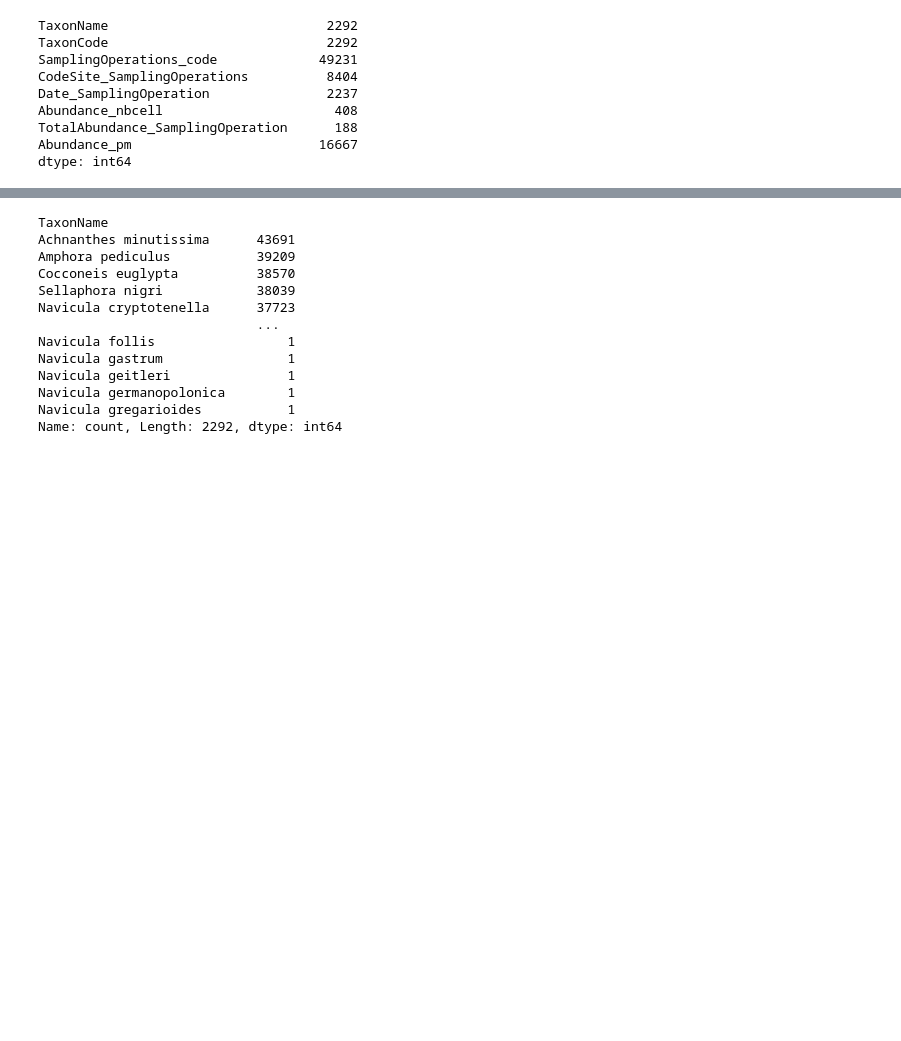
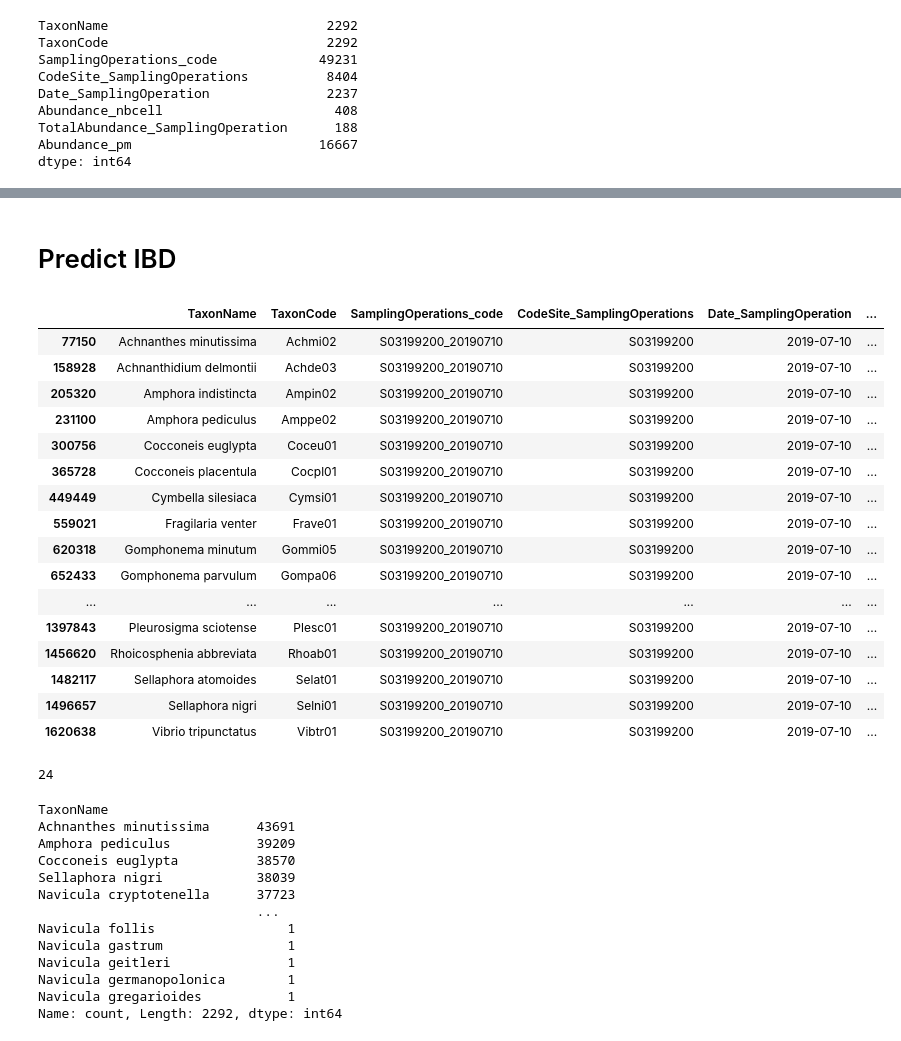
Before and after one commit to heritaco/Empilement-Tobit-CatBoost-et-interpolation-laplacienne-spatio-temporelle-pour-l-IBD-EQR, a Jupyter notebook: notebooks/00 Conocer los Datos lol/01 Diatom Inventories.ipynb, the cells around one changed output, grey strips where cells are left out. Drawn from its saved outputs; the diff is of its cells as text; code cells hidden in the pictures; blank space fills up the shorter version.

```diff
--- a/notebooks/00 Conocer los Datos lol/01 Diatom Inventories.ipynb
+++ b/notebooks/00 Conocer los Datos lol/01 Diatom Inventories.ipynb
@@ -67,3 +81,30 @@ df[]
+# %% [markdown]
+# Predict IBD
+# %%
+# print where sampling operations code is S02000008_20170703
+df[df["SamplingOperations_code"] == "S03199200_20190710"]
+# %% [output]
+|  | TaxonName | TaxonCode | SamplingOperations_code | CodeSite_SamplingOperations | Date_SamplingOperation | ... |
+| 77150 | Achnanthes minutissima | Achmi02 | S03199200_20190710 | S03199200 | 2019-07-10 | ... |
+| 158928 | Achnanthidium delmontii | Achde03 | S03199200_20190710 | S03199200 | 2019-07-10 | ... |
+| 205320 | Amphora indistincta | Ampin02 | S03199200_20190710 | S03199200 | 2019-07-10 | ... |
+| 231100 | Amphora pediculus | Amppe02 | S03199200_20190710 | S03199200 | 2019-07-10 | ... |
+| 300756 | Cocconeis euglypta | Coceu01 | S03199200_20190710 | S03199200 | 2019-07-10 | ... |
+| 365728 | Cocconeis placentula | Cocpl01 | S03199200_20190710 | S03199200 | 2019-07-10 | ... |
+| 449449 | Cymbella silesiaca | Cymsi01 | S03199200_20190710 | S03199200 | 2019-07-10 | ... |
+| 559021 | Fragilaria venter | Frave01 | S03199200_20190710 | S03199200 | 2019-07-10 | ... |
+| 620318 | Gomphonema minutum | Gommi05 | S03199200_20190710 | S03199200 | 2019-07-10 | ... |
+| 652433 | Gomphonema parvulum | Gompa06 | S03199200_20190710 | S03199200 | 2019-07-10 | ... |
+| ... | ... | ... | ... | ... | ... | ... |
+| 1397843 | Pleurosigma sciotense | Plesc01 | S03199200_20190710 | S03199200 | 2019-07-10 | ... |
+| 1456620 | Rhoicosphenia abbreviata | Rhoab01 | S03199200_20190710 | S03199200 | 2019-07-10 | ... |
+| 1482117 | Sellaphora atomoides | Selat01 | S03199200_20190710 | S03199200 | 2019-07-10 | ... |
+| 1496657 | Sellaphora nigri | Selni01 | S03199200_20190710 | S03199200 | 2019-07-10 | ... |
+| 1620638 | Vibrio tripunctatus | Vibtr01 | S03199200_20190710 | S03199200 | 2019-07-10 | ... |
+# %%
+len(df[df["SamplingOperations_code"] == "S03199200_20190710"])
+# %% [output]
+24
 # %%
 frecuencias = df['TaxonName'].value_counts()
 
```
Also changed, not shown: parts of 1 cell of this notebook, 15 other files.
